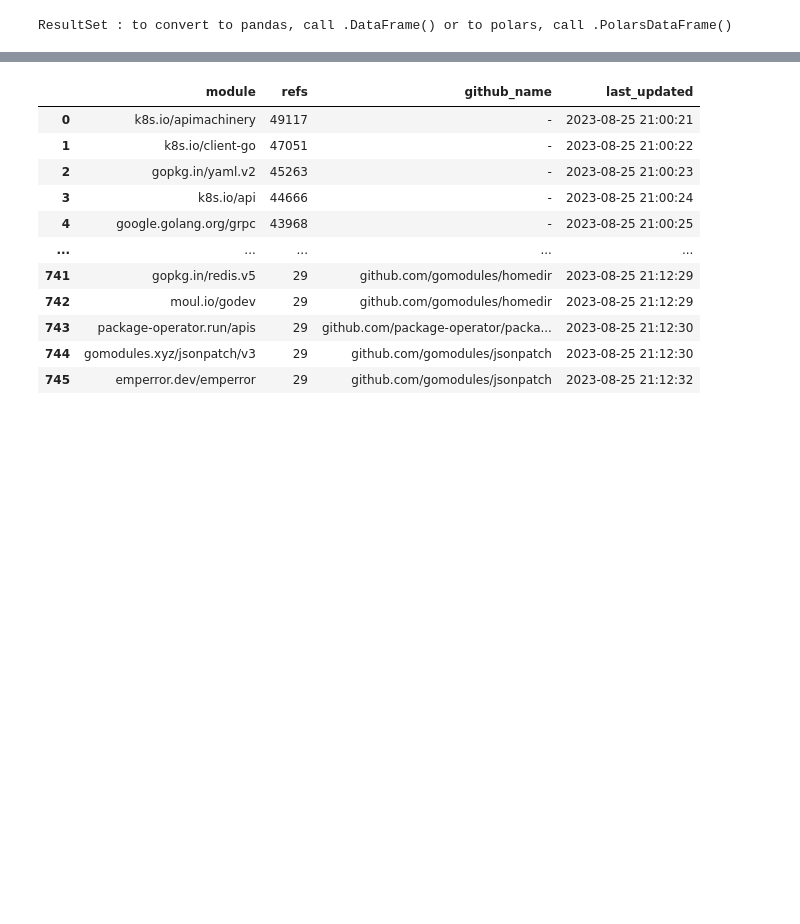
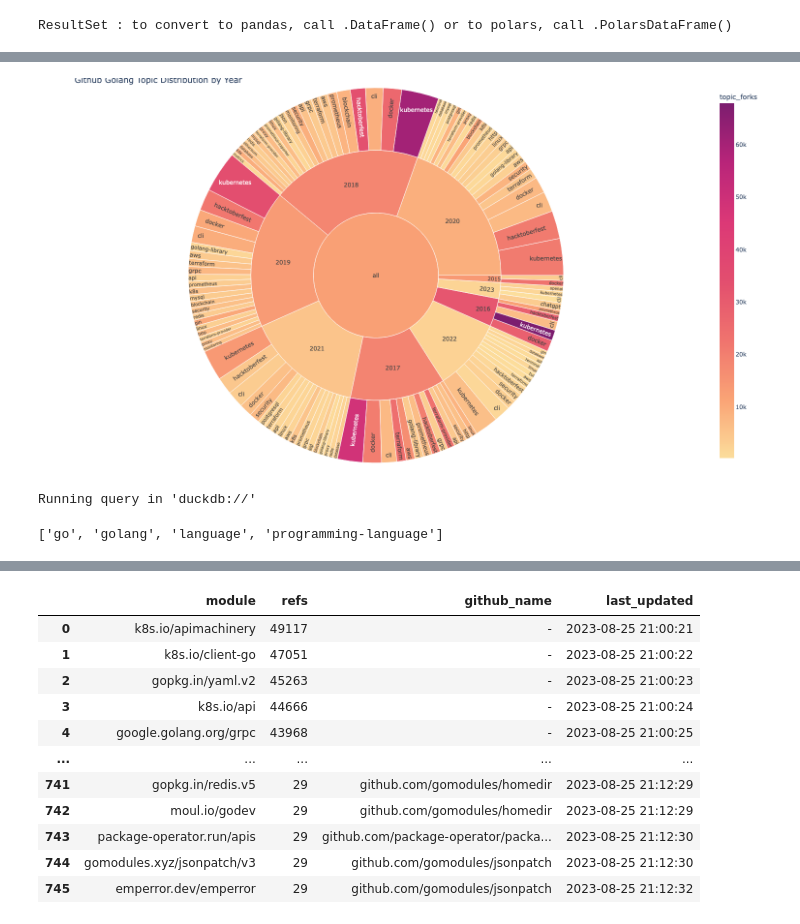
Before and after one commit to schnell18/play-data-science, a Jupyter notebook: msr-golang/data-check.ipynb, the cells around one changed output, grey strips where cells are left out. Drawn from its saved outputs; the diff is of its cells as text; code cells hidden in the pictures; blank space fills up the shorter version.

```diff
--- a/msr-golang/data-check.ipynb
+++ b/msr-golang/data-check.ipynb
@@ -51,0 +149,14 @@ select t2.full_name   as github_name,
+# %%
+df_vis2 = df_vis.query("topic_members > 59")
+fig = px.sunburst(
+    df_vis2, path=[px.Constant("all"), 'year', 'topic'],
+    values='topic_members',
+    #color_continuous_scale=px.colors.sequential.Sunset,
+    color_continuous_scale=px.colors.sequential.Sunsetdark,
+    color='topic_forks',
+    width=1200, height=820,
+    title="Github Golang Topic Distribution by Year")
+fig.update_layout(margin = dict(t=20, l=25, r=25, b=25))
+fig.show()
+# %% [output]
+[figure, added]
@@ -51,0 +166,19 @@ select t2.full_name   as github_name,
+# %%
+%%sql res <<
+select full_name as repo,
+       stargazers_count as "stars",
+       forks_count as "forks",
+       topics,
+       watchers_count as "watchers",
+       open_issues_count as "issues",
+       strftime(created_at, '%Y-%m-%d') as "Start"
+  from read_csv_auto('repo-candidates/final.csv', header=True)
+ order by stargazers_count desc
+ limit 30
+# %% [output]
+Running query in 'duckdb://'
+# %%
+df = res.DataFrame()
+print(df['topics'][0])
+# %% [output]
+['go', 'golang', 'language', 'programming-language']
```
Also changed, not shown: parts of 18 cells of this notebook, 5 other files.
